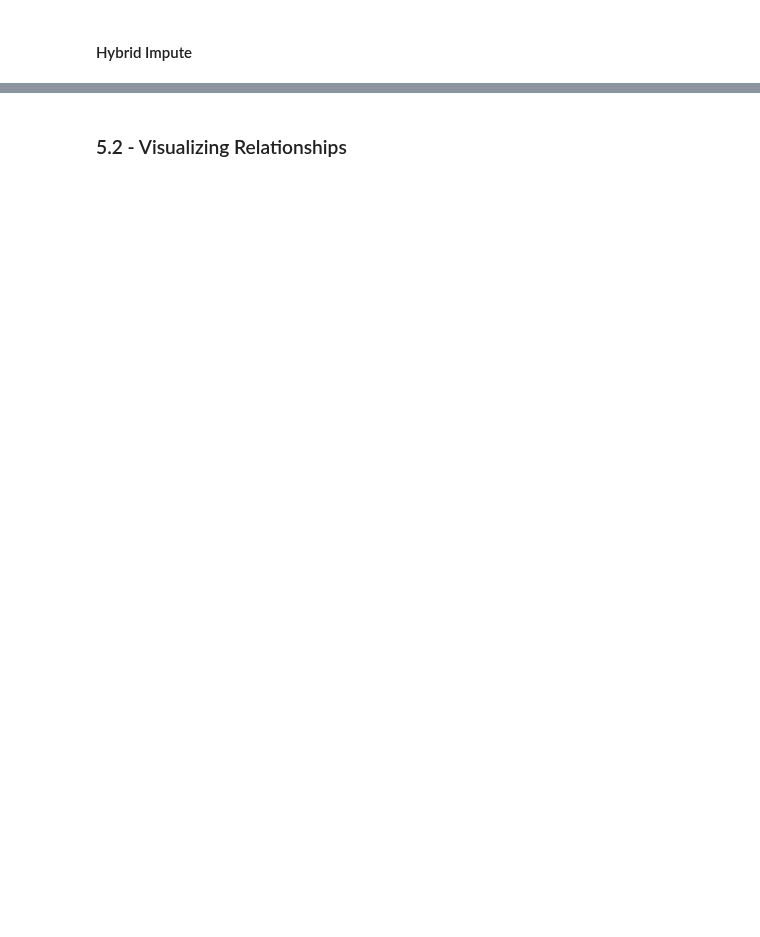
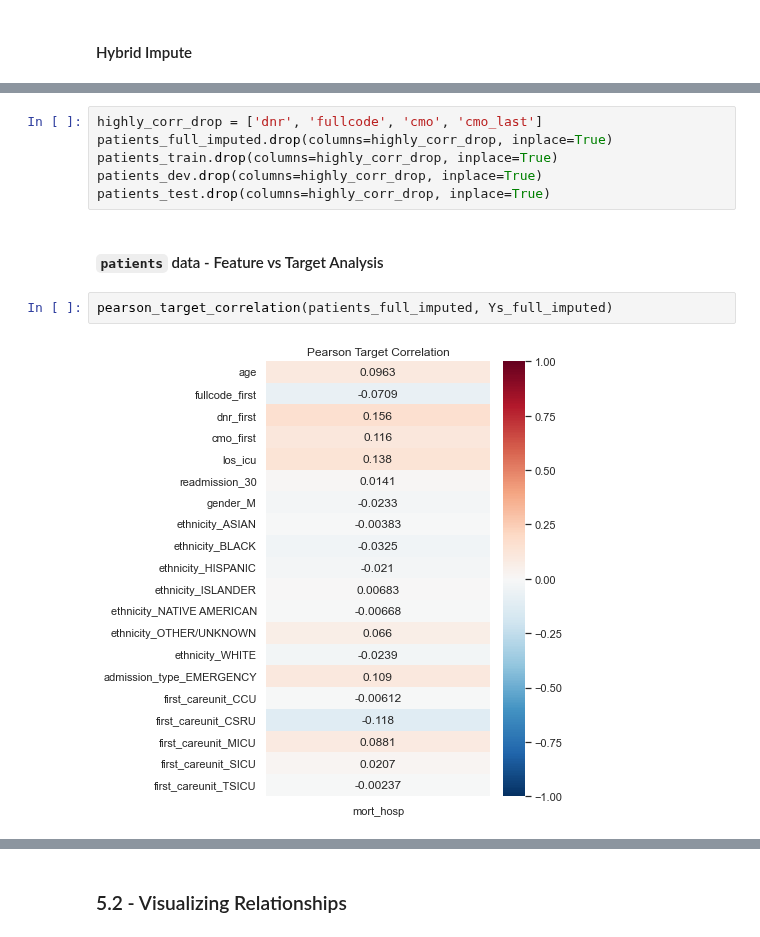
Before and after one commit to drama-404/FuzzyMedNet, a Jupyter notebook: notebooks/EDA.ipynb, the cells around one changed output, grey strips where cells are left out. Saved outputs shown, nothing was run; the diff lists cells and outputs as text; blank space fills up the shorter version.

```diff
--- a/notebooks/EDA.ipynb
+++ b/notebooks/EDA.ipynb
@@ -602,0 +643,13 @@ vitals_test_imputed2.to_csv('../data/processed_hybrid/vitals_test_hybrid.csv')
+# %%
+highly_corr_drop = ['dnr', 'fullcode', 'cmo', 'cmo_last']
+patients_full_imputed.drop(columns=highly_corr_drop, inplace=True)
+patients_train.drop(columns=highly_corr_drop, inplace=True)
+patients_dev.drop(columns=highly_corr_drop, inplace=True)
+patients_test.drop(columns=highly_corr_drop, inplace=True)
+# %% [markdown]
+<a name='5-1-2'></a>
+#### `patients` data - Feature vs Target Analysis
+# %%
+pearson_target_correlation(patients_full_imputed, Ys_full_imputed)
+# %% [output]
+[figure, added]
```
Also changed, not shown: parts of 36 cells of this notebook, 1 other file.
